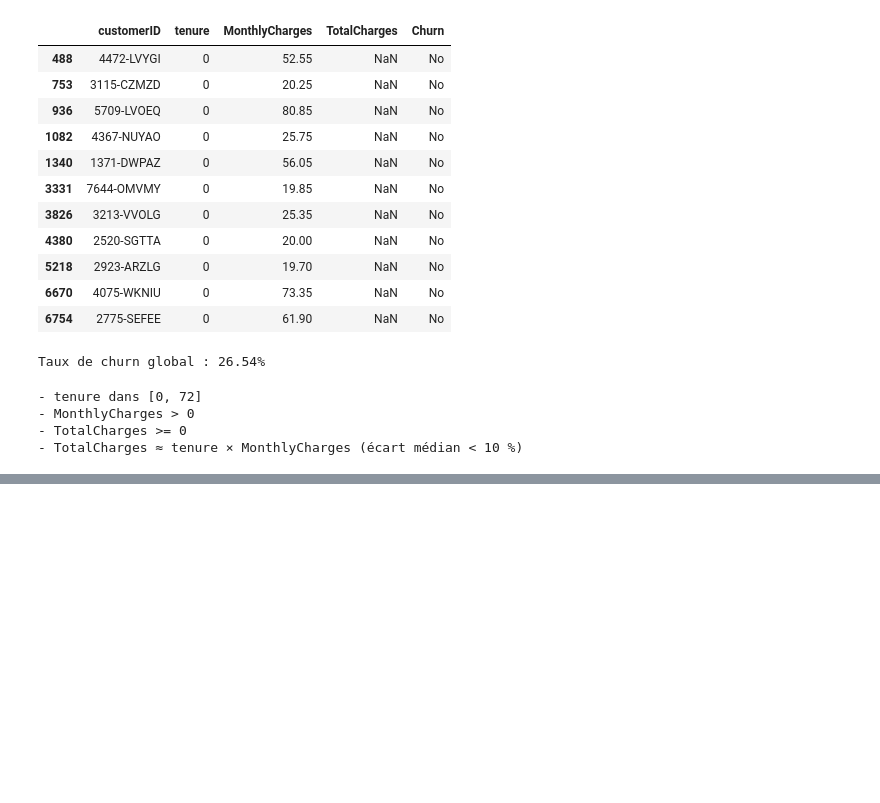
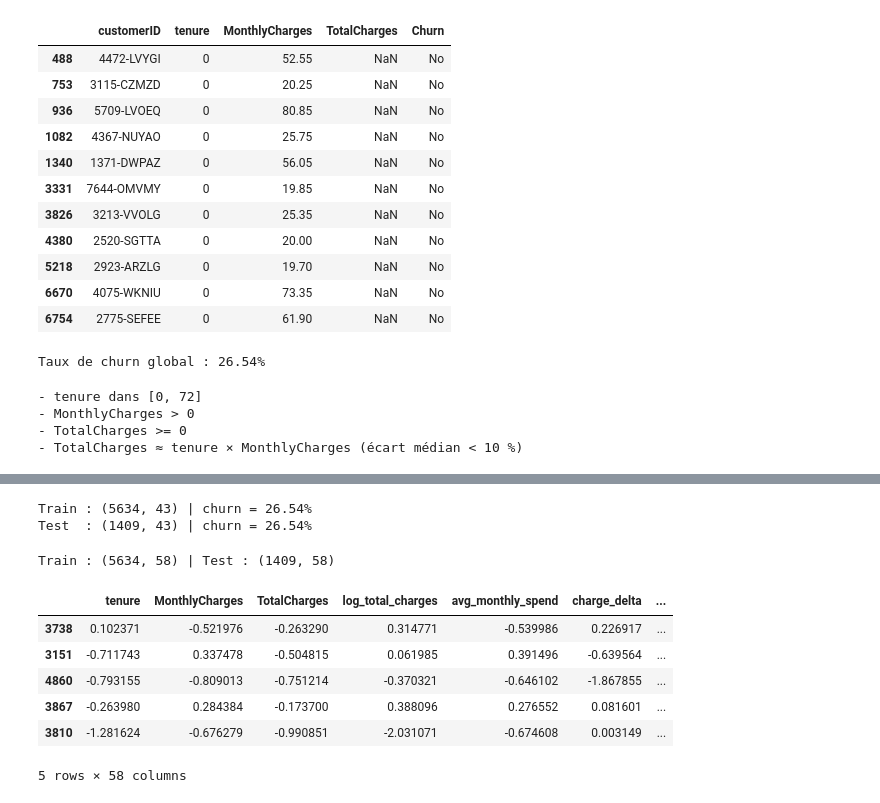
Before and after one commit to massamba0809/churn-prediction-ml, a Jupyter notebook: notebooks/03_Prétraitement_&_Feature_Engineering.ipynb, the cells around one changed output, grey strips where cells are left out. Cells and saved outputs as stored; diff of their text form; code cells hidden in the pictures; blank space fills up the shorter version.

```diff
--- a/notebooks/03_Prétraitement_&_Feature_Engineering.ipynb
+++ b/notebooks/03_Prétraitement_&_Feature_Engineering.ipynb
@@ -114,0 +195,15 @@ df = df.drop_duplicates(subset="customerID").reset_index(drop=True)
+# %%
+# Split Train / Test (stratifié)
+TARGET = "Churn"
+X = df_fe.drop(columns=[TARGET, "customerID"])
+y = df_fe[TARGET]
+ids = df_fe["customerID"]
+
+X_train, X_test, y_train, y_test, id_train, id_test = train_test_split(
+    X, y, ids, test_size=0.20, stratify=y, random_state=42)
+
+print(f"Train : {X_train.shape} | churn = {y_train.mean():.2%}")
+print(f"Test  : {X_test.shape} | churn = {y_test.mean():.2%}")
+# %% [output]
+Train : (5634, 43) | churn = 26.54%
+Test  : (1409, 43) | churn = 26.54%
@@ -114,0 +238,32 @@ df = df.drop_duplicates(subset="customerID").reset_index(drop=True)
+# %%
+numeric_pipe = Pipeline([("imputer", SimpleImputer(strategy="median")),
+                         ("scaler", StandardScaler())])
+ordinal_pipe = Pipeline([("imputer", SimpleImputer(strategy="most_frequent")),
+                         ("encoder", OrdinalEncoder(categories=ordinal_categories))])
+nominal_pipe = Pipeline([("imputer", SimpleImputer(strategy="most_frequent")),
+                         ("encoder", OneHotEncoder(drop="if_binary", handle_unknown="infrequent_if_exist",
+                                                   min_frequency=0.01, sparse_output=False))])
+
+preprocessor = ColumnTransformer(
+    transformers=[
+        ("num", numeric_pipe, numeric_features),
+        ("bin", "passthrough", binary_passthrough),
+        ("ord", ordinal_pipe, ordinal_features),
+        ("nom", nominal_pipe, nominal_features),
+    ],
+    verbose_feature_names_out=False,
+).set_output(transform="pandas")
+
+X_train_p = preprocessor.fit_transform(X_train)
+X_test_p = preprocessor.transform(X_test)
+print("Train :", X_train_p.shape, "| Test :", X_test_p.shape)
+X_train_p.head()
+# %% [output]
+Train : (5634, 58) | Test : (1409, 58)
+|  | tenure | MonthlyCharges | TotalCharges | log_total_charges | avg_monthly_spend | charge_delta | ... |
+| 3738 | 0.102371 | -0.521976 | -0.263290 | 0.314771 | -0.539986 | 0.226917 | ... |
+| 3151 | -0.711743 | 0.337478 | -0.504815 | 0.061985 | 0.391496 | -0.639564 | ... |
+| 4860 | -0.793155 | -0.809013 | -0.751214 | -0.370321 | -0.646102 | -1.867855 | ... |
+| 3867 | -0.263980 | 0.284384 | -0.173700 | 0.388096 | 0.276552 | 0.081601 | ... |
+| 3810 | -1.281624 | -0.676279 | -0.990851 | -2.031071 | -0.674608 | 0.003149 | ... |
+5 rows × 58 columns
```
Also changed, not shown: parts of 8 cells of this notebook, 5 other files.
